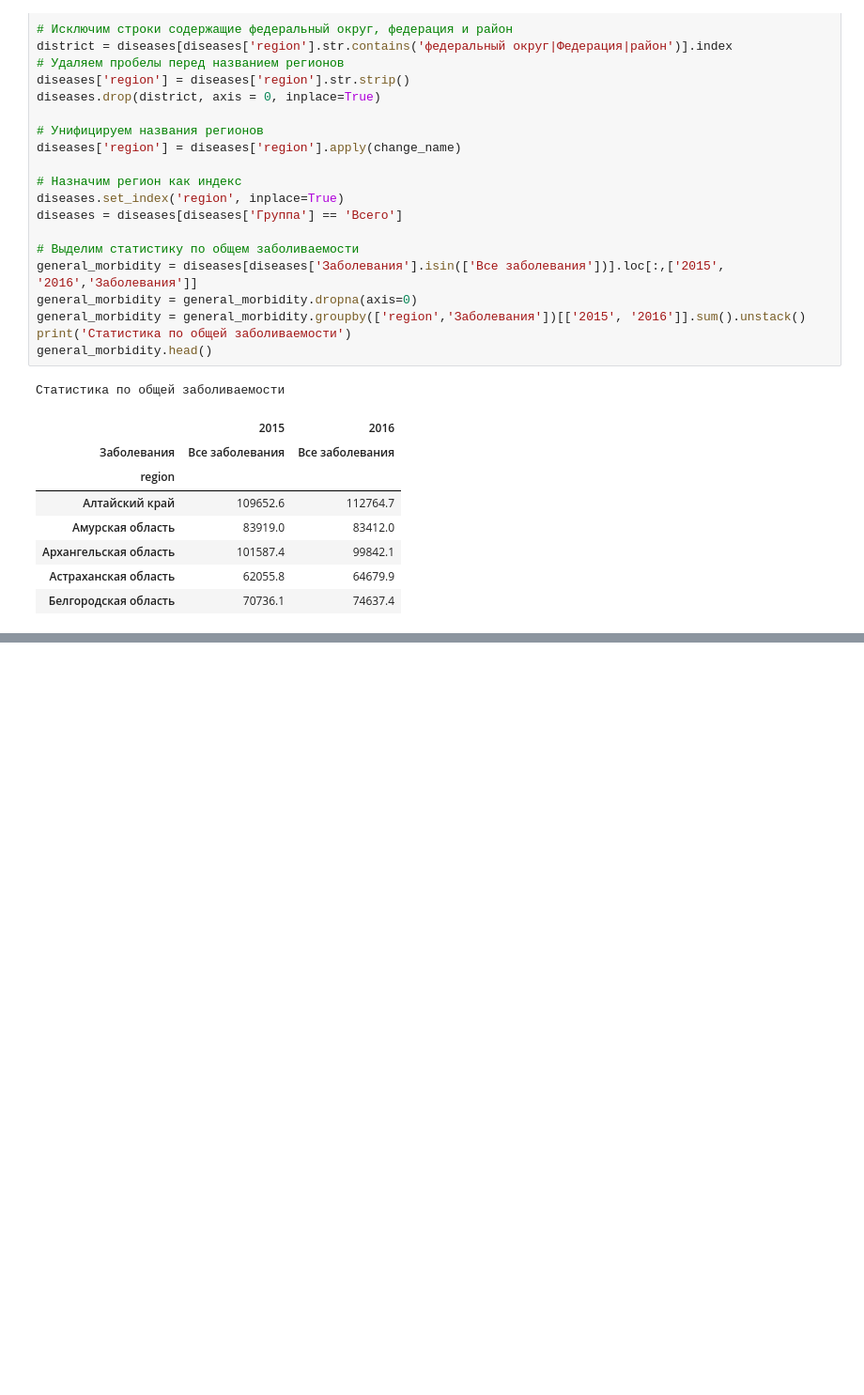
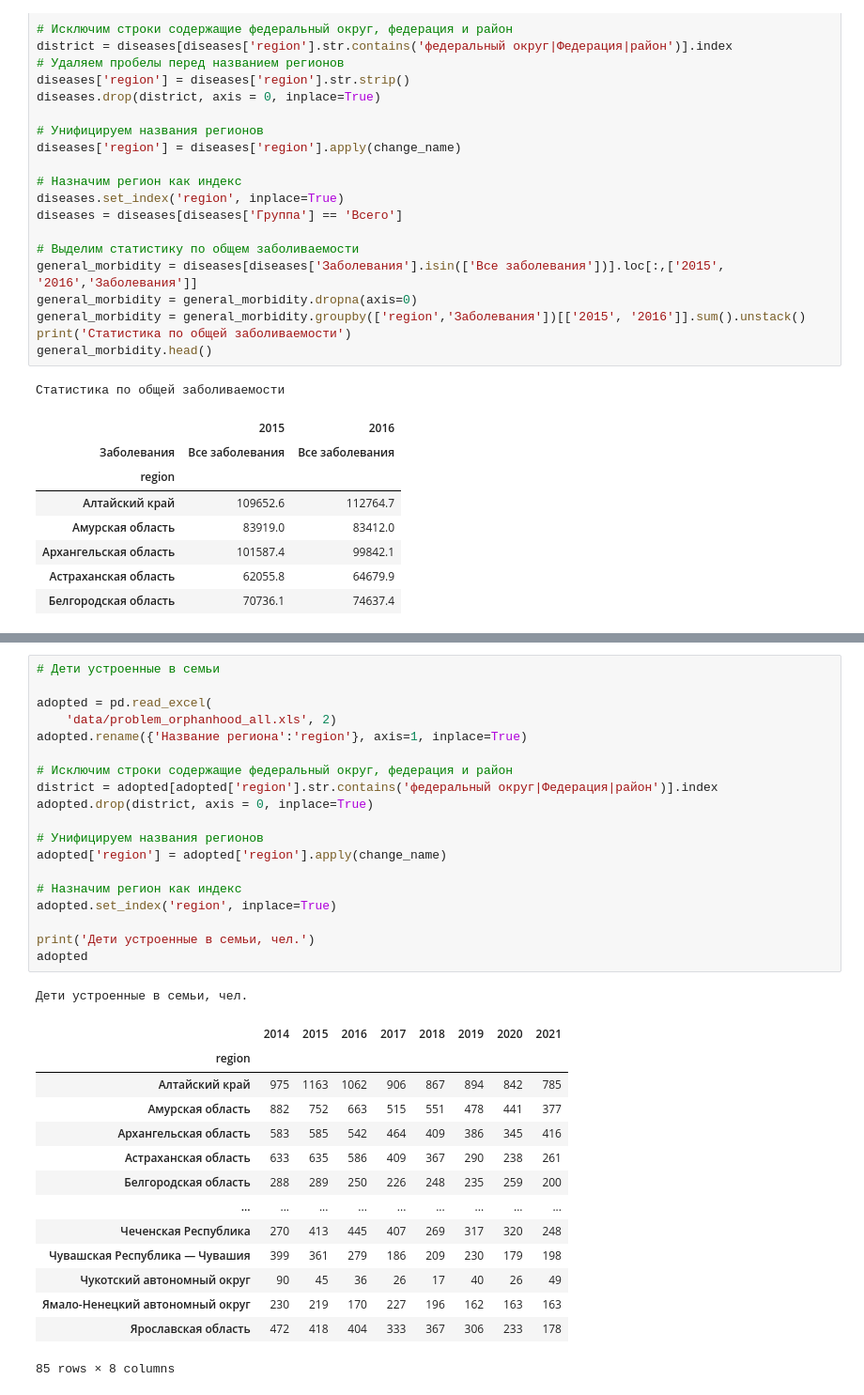
Before and after one commit to banzarkhan/ngo-clasterization, a Jupyter notebook: ngo-clasterization.ipynb, the cells around one changed output, grey strips where cells are left out. Shown at 94% size. Cells and saved outputs as stored; diff of their text form; blank space fills up the shorter version.

```diff
--- a/ngo-clasterization.ipynb
+++ b/ngo-clasterization.ipynb
@@ -806,0 +866,35 @@ population
+# %%
+# Дети устроенные в семьи
+
+adopted = pd.read_excel(
+    'data/problem_orphanhood_all.xls', 2)
+adopted.rename({'Название региона':'region'}, axis=1, inplace=True)
+
+# Исключим строки содержащие федеральный округ, федерация и район
+district = adopted[adopted['region'].str.contains('федеральный округ|Федерация|район')].index
+adopted.drop(district, axis = 0, inplace=True)
+
+# Унифицируем названия регионов
+adopted['region'] = adopted['region'].apply(change_name)
+
+# Назначим регион как индекс
+adopted.set_index('region', inplace=True)
+
+print('Дети устроенные в семьи, чел.')
+adopted
+# %% [output]
+Дети устроенные в семьи, чел.
+|  | 2014 | 2015 | 2016 | 2017 | 2018 | 2019 | 2020 | 2021 |
+| region |  |  |  |  |  |  |  |  |
+| Алтайский край | 975 | 1163 | 1062 | 906 | 867 | 894 | 842 | 785 |
+| Амурская область | 882 | 752 | 663 | 515 | 551 | 478 | 441 | 377 |
+| Архангельская область | 583 | 585 | 542 | 464 | 409 | 386 | 345 | 416 |
+| Астраханская область | 633 | 635 | 586 | 409 | 367 | 290 | 238 | 261 |
+| Белгородская область | 288 | 289 | 250 | 226 | 248 | 235 | 259 | 200 |
+| ... | ... | ... | ... | ... | ... | ... | ... | ... |
+| Чеченская Республика | 270 | 413 | 445 | 407 | 269 | 317 | 320 | 248 |
+| Чувашская Республика — Чувашия | 399 | 361 | 279 | 186 | 209 | 230 | 179 | 198 |
+| Чукотский автономный округ | 90 | 45 | 36 | 26 | 17 | 40 | 26 | 49 |
+| Ямало-Ненецкий автономный округ | 230 | 219 | 170 | 227 | 196 | 162 | 163 | 163 |
+| Ярославская область | 472 | 418 | 404 | 333 | 367 | 306 | 233 | 178 |
+85 rows × 8 columns
```
Also changed, not shown: parts of 73 cells of this notebook.
